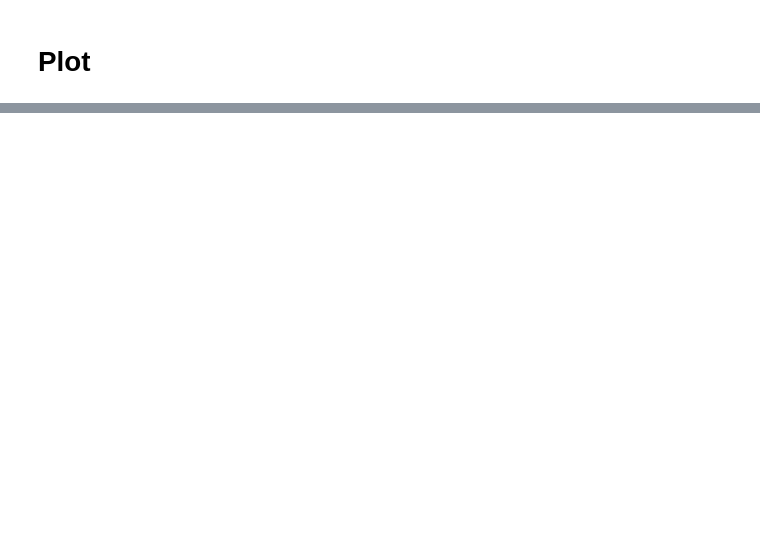
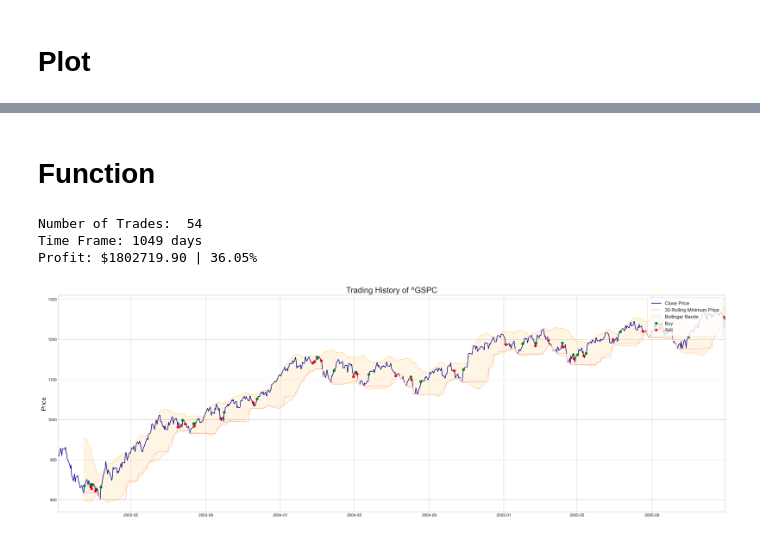
Before and after one commit to bridaniels/StockAnalysis, a Jupyter notebook: Filter_Rule/buy_filter.ipynb, the cells around one changed output, grey strips where cells are left out. Saved outputs shown, nothing was run; the diff lists cells and outputs as text; code cells hidden in the pictures; blank space fills up the shorter version.

Commit message:
filter update

```diff
--- a/Filter_Rule/buy_filter.ipynb
+++ b/Filter_Rule/buy_filter.ipynb
@@ -175,0 +160,42 @@ Text(0.5, 1.0, '90 Day Averages and STD')
+# %% [markdown]
+# Function
+# %%
+def filter_min_var(stock, budget, filter, show_graph=True, show_return=True):
+    stock = stock.reset_index()
+    state_check = lambda x, y: 1 if x < y else 0
+    prev_state = state_check(filter, stock.loc[0].Signal)
+
+    stock_amt = 0
+    net = []
+    money = budget
+    n = len(stock)
+
+    for i in range(1,n):
+        today = stock.iloc[i]
+        state = state_check(filter, today.Signal)
+
+        if state != prev_state:
+            #BUY
+            if (filter < today.Signal) and (money != 0):
+                stock_amt = int(money/today.Close)
+                money = 0
+                net.append([today.Date, today.Close, 1, stock_amt * today.Close])
+            #SELL
+            if (filter > today.Signal) and (stock_amt != 0):
+                money = stock_amt * today.Close
+                stock_amt = 0
+                net.append([today.Date, today.Close, 0, money])
+
+        prev_state = state
+    profit = net[-1][3] - budget
+
+    if show_return == True:
+        print('Number of Trades: ', len(net))
+        print('Time Frame: {} days'.format((net[-1][0] - net[0][0]).days))
+        print('Profit: ${:.2f} | {}%'.format(profit, round(profit/budget*100,2)))
+
+    if show_graph == True:
+        trading_history(stock.set_index('Date'),net)
+
+
+    return profit, net
@@ -175,0 +227,7 @@ Text(0.5, 1.0, '90 Day Averages and STD')
+# %%
+filter_min_var(stock_df, budget, 0.02)
+# %% [output]
+Number of Trades:  54
+Time Frame: 1049 days
+Profit: $1802719.90 | 36.05%
+[figure, added]
```
Also changed, not shown: parts of 18 cells of this notebook, 1 other file.
